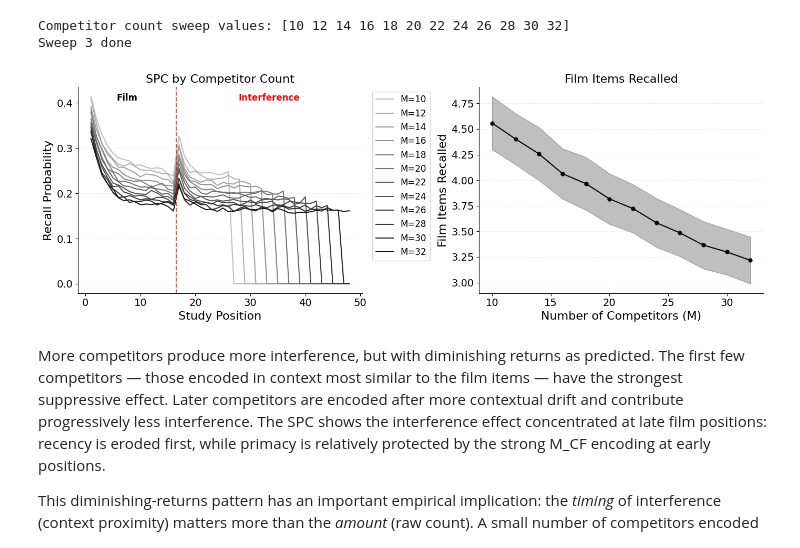
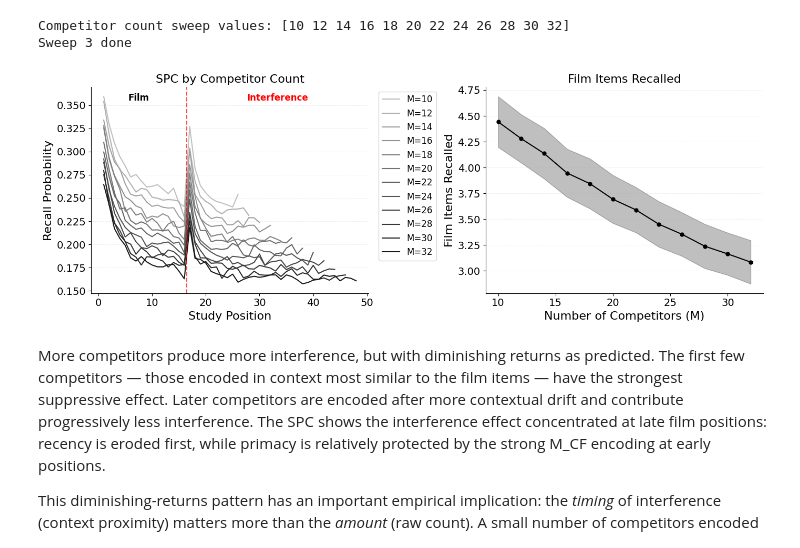
Before and after one commit to githubpsyche/jaxcmr, a Jupyter notebook: projects/selective_interference/code/sim2_interference_density.ipynb, the cells around one changed output. Drawn from its saved outputs; the diff is of its cells as text; code cells hidden in the pictures.

```diff
--- a/projects/selective_interference/code/sim2_interference_density.ipynb
+++ b/projects/selective_interference/code/sim2_interference_density.ipynb
@@ -74,7 +74,7 @@ SHOW_FILLERS_IN_SPC = False  # show filler items in SPC sweep plots
 # --- fitted parameter scale factors (multiply per-subject values) ---
 FITTED_PARAM_SCALES = {
     "encoding_drift_rate": 1.0,
-    "start_drift_rate": 1.25,
+    "start_drift_rate": 1.0,
     "recall_drift_rate": 1.0,
     "shared_support": 1.0,  # low: reduces pre-experimental cross-position MCF interference
     "item_support": 1.0,
@@ -625,7 +612,7 @@ Low drift during interference keeps competitors' context representations close t
 
 We expect a dose-response curve: low scales produce maximal interference, and increasing scale progressively reduces it, approaching a ceiling where competitors are so contextually distant they barely compete. We fix the MCF scale at 1.0 and sweep drift scale from 0.2 to 1.8.
 # %%
-drift_scale_values = np.linspace(0.2, 1.8, 10)
+drift_scale_values = np.linspace(0.2, 1.6, 10)
 print(f"Drift scale sweep values: {drift_scale_values.round(2)}")
 
 sweep2_spcs = []
@@ -767,28 +754,30 @@ Sweep 3 done
 # %%
 labels = [f"M={m}" for m in m_values]
 fig, axes = plt.subplots(1, 2, figsize=(14, 5))
 
-plot_interference_spc(sweep3_spcs, labels, N_FILM, ax=axes[0])
+n_presented_comp = [N_FILM + int(m) for m in m_values]
+plot_interference_spc(sweep3_spcs, labels, N_FILM,
+                      n_presented=n_presented_comp, ax=axes[0])
 add_filler_boundary(axes[0], M_MAX, N_FILLER_DEFAULT, COMP_PRESENTED)
 axes[0].set_title("SPC by Competitor Count", fontsize=16)
 
 means, ci_lo, ci_hi = zip(*sweep3_stats)
 plot_summary_dv(
     m_values,
     means,
     ci_lo,
     ci_hi,
     xlabel="Number of Competitors (M)",
     ax=axes[1],
 )
 axes[1].set_title("Film Items Recalled", fontsize=16)
 if FILM_RECALLED_YLIM is not None:
     axes[1].set_ylim(*FILM_RECALLED_YLIM)
 
 plt.tight_layout()
 plt.show()
 # %% [output]
-[figure, old version]
+[figure, new version]
 # %% [markdown]
 More competitors produce more interference, but with diminishing returns as predicted. The first few competitors — those encoded in context most similar to the film items — have the strongest suppressive effect. Later competitors are encoded after more contextual drift and contribute progressively less interference. The SPC shows the interference effect concentrated at late film positions: recency is eroded first, while primacy is relatively protected by the strong M\_CF encoding at early positions.
 
```
Also changed, not shown: parts of 13 cells of this notebook, 4 other files.
